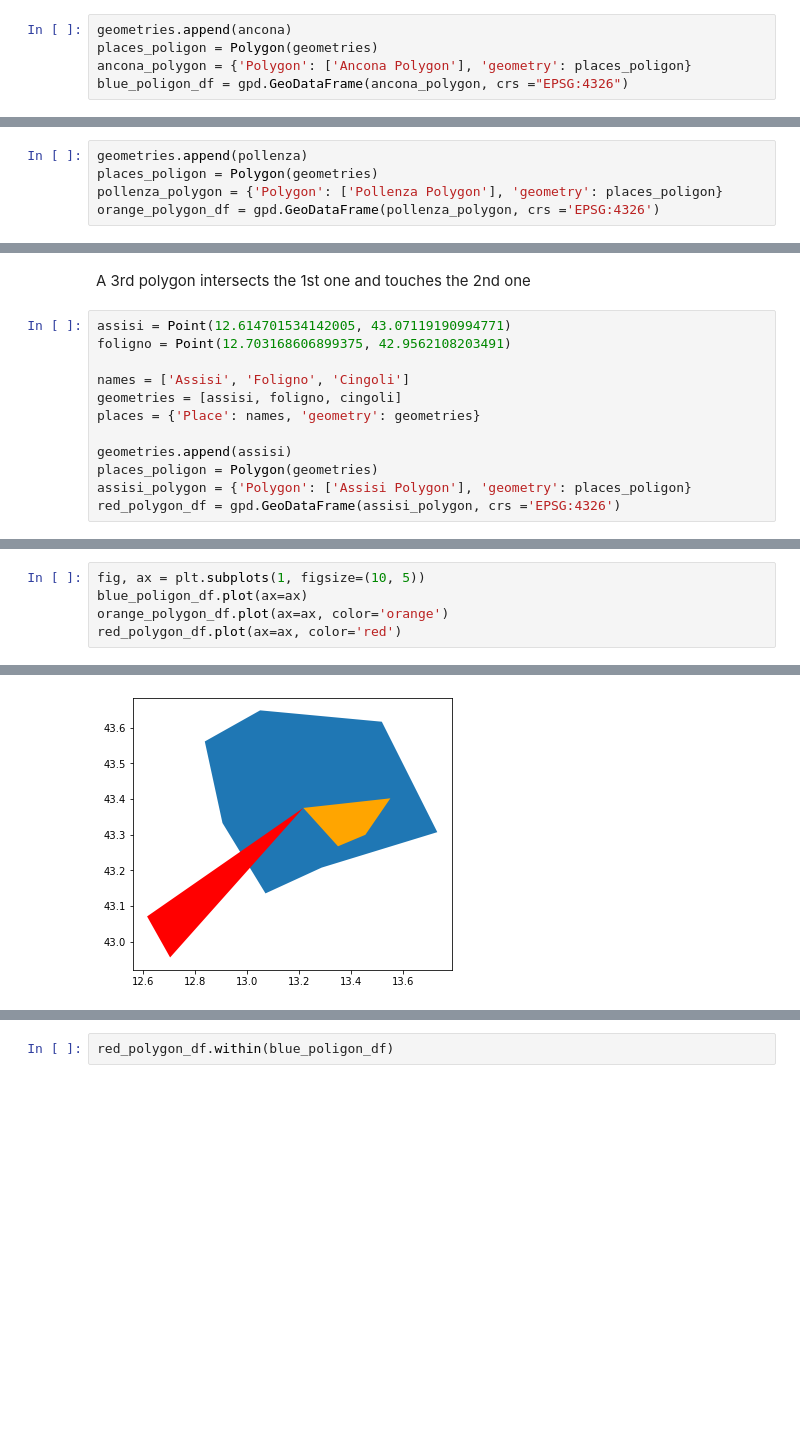
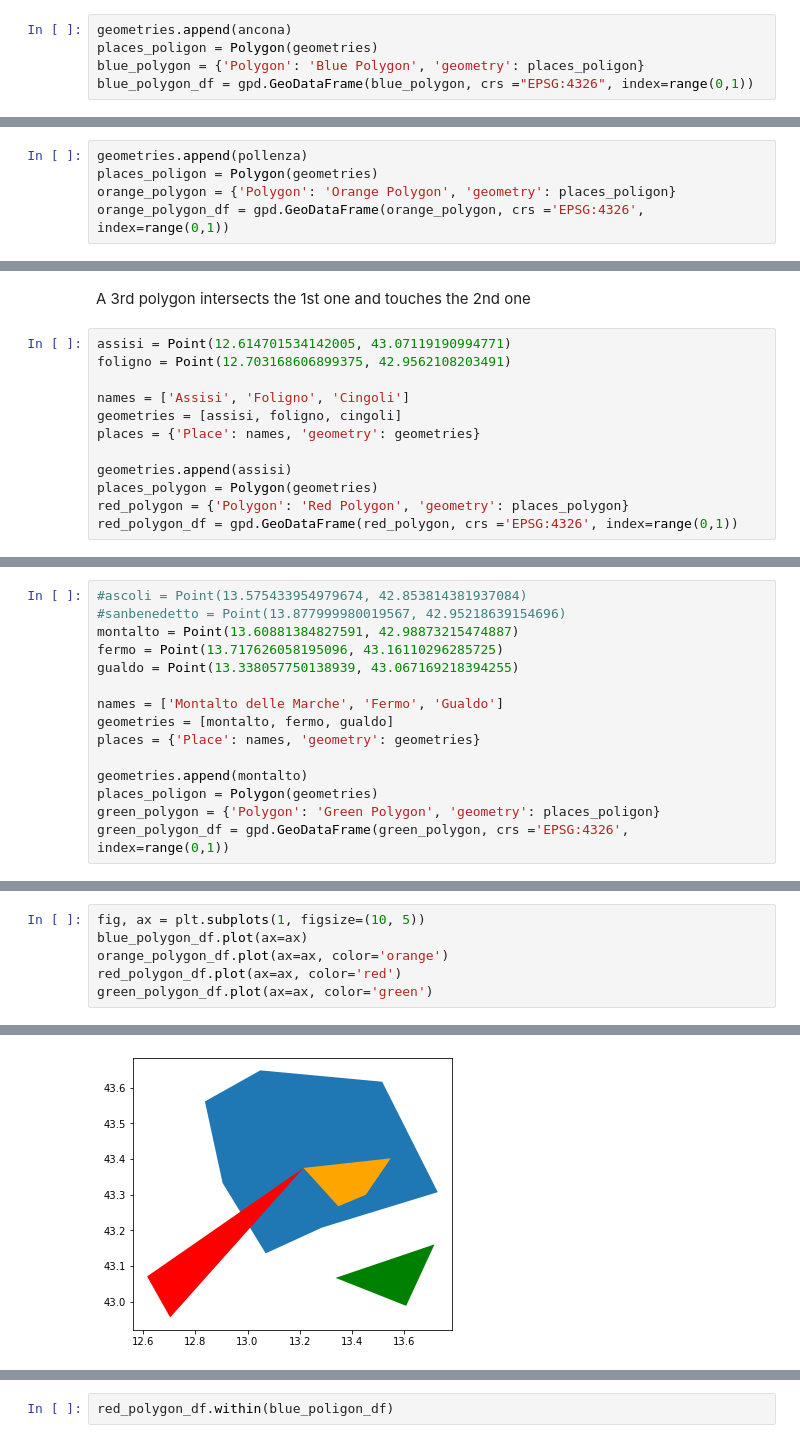
Before and after one commit to luigiselmi/geoscience, a Jupyter notebook: reprojection.ipynb, the cells around one changed output, grey strips where cells are left out. Saved outputs shown, nothing was run; the diff lists cells and outputs as text; blank space fills up the shorter version.

```diff
--- a/reprojection.ipynb
+++ b/reprojection.ipynb
@@ -59,7 +59,7 @@ We create a polygon from the points that have been defined and a geo dataframe u
 # %%
 geometries.append(ancona)
 places_poligon = Polygon(geometries)
-ancona_polygon = {'Polygon': ['Ancona Polygon'], 'geometry': places_poligon}
-blue_poligon_df = gpd.GeoDataFrame(ancona_polygon, crs ="EPSG:4326")
+blue_polygon = {'Polygon': 'Blue Polygon', 'geometry': places_poligon}
+blue_polygon_df = gpd.GeoDataFrame(blue_polygon, crs ="EPSG:4326", index=range(0,1))
 # %%
 fig, ax = plt.subplots(1, figsize=(10, 5))
@@ -83,7 +83,7 @@ places2_gdf = gpd.GeoDataFrame(places, crs="EPSG:4326")
 # %%
 geometries.append(pollenza)
 places_poligon = Polygon(geometries)
-pollenza_polygon = {'Polygon': ['Pollenza Polygon'], 'geometry': places_poligon}
-orange_polygon_df = gpd.GeoDataFrame(pollenza_polygon, crs ='EPSG:4326')
+orange_polygon = {'Polygon': 'Orange Polygon', 'geometry': places_poligon}
+orange_polygon_df = gpd.GeoDataFrame(orange_polygon, crs ='EPSG:4326', index=range(0,1))
 # %%
 fig, ax = plt.subplots(1, figsize=(10, 5))
@@ -103,6 +103,6 @@ geometries = [assisi, foligno, cingoli]
 places = {'Place': names, 'geometry': geometries}
 
 geometries.append(assisi)
-places_poligon = Polygon(geometries)
-assisi_polygon = {'Polygon': ['Assisi Polygon'], 'geometry': places_poligon}
-red_polygon_df = gpd.GeoDataFrame(assisi_polygon, crs ='EPSG:4326')
+places_polygon = Polygon(geometries)
+red_polygon = {'Polygon': 'Red Polygon', 'geometry': places_polygon}
+red_polygon_df = gpd.GeoDataFrame(red_polygon, crs ='EPSG:4326', index=range(0,1))
@@ -108,0 +111,15 @@ red_polygon_df = gpd.GeoDataFrame(assisi_polygon, crs ='EPSG:4326')
+# %%
+#ascoli = Point(13.575433954979674, 42.853814381937084)
+#sanbenedetto = Point(13.877999980019567, 42.95218639154696)
+montalto = Point(13.60881384827591, 42.98873215474887)
+fermo = Point(13.717626058195096, 43.16110296285725)
+gualdo = Point(13.338057750138939, 43.067169218394255)
+
+names = ['Montalto delle Marche', 'Fermo', 'Gualdo']
+geometries = [montalto, fermo, gualdo]
+places = {'Place': names, 'geometry': geometries}
+
+geometries.append(montalto)
+places_poligon = Polygon(geometries)
+green_polygon = {'Polygon': 'Green Polygon', 'geometry': places_poligon}
+green_polygon_df = gpd.GeoDataFrame(green_polygon, crs ='EPSG:4326', index=range(0,1))
@@ -109,10 +137,11 @@ red_polygon_df = gpd.GeoDataFrame(assisi_polygon, crs ='EPSG:4326')
 # %%
 fig, ax = plt.subplots(1, figsize=(10, 5))
-blue_poligon_df.plot(ax=ax)
+blue_polygon_df.plot(ax=ax)
 orange_polygon_df.plot(ax=ax, color='orange')
 red_polygon_df.plot(ax=ax, color='red')
+green_polygon_df.plot(ax=ax, color='green')
 # %% [output]
 <AxesSubplot:>
-[figure, old version]
+[figure, new version]
 # %% [markdown]
 ## Spatial relationship
```
Also changed, not shown: parts of 37 cells of this notebook.
